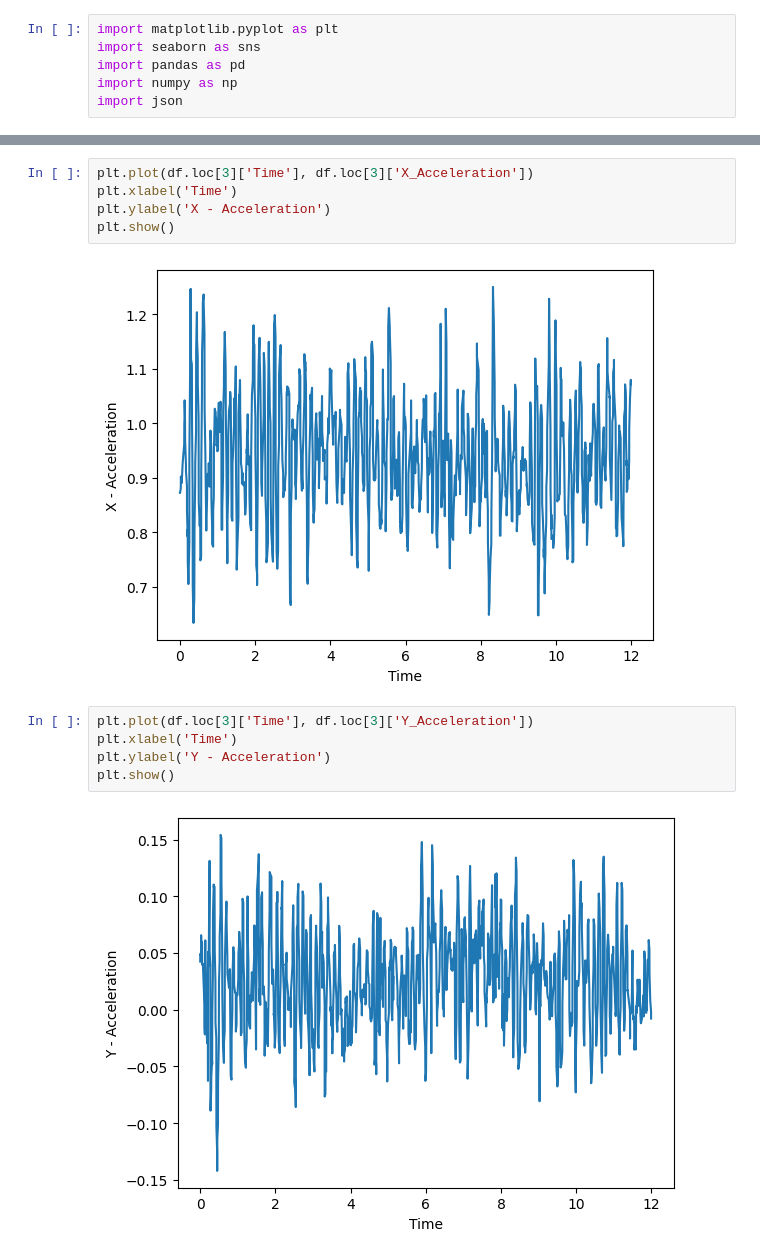
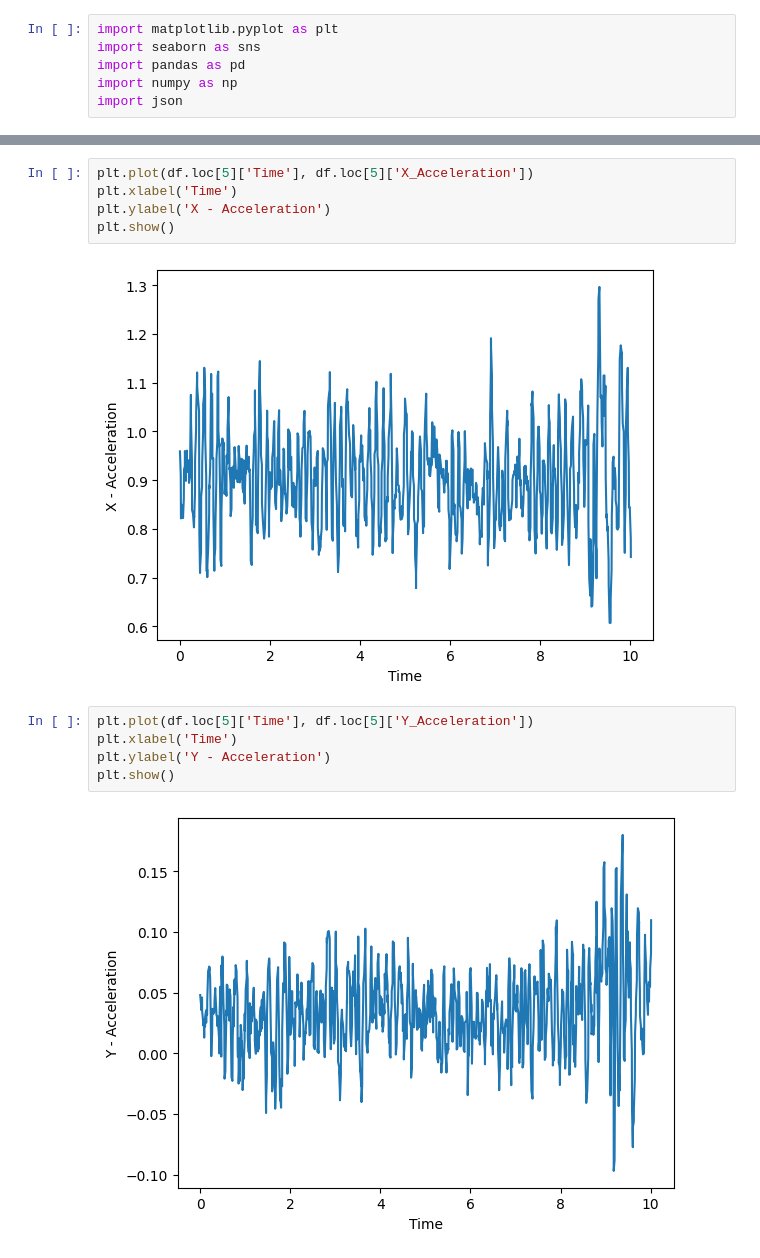
Before and after one commit to AakifAsharKhan/Dangerous-Road-Curvature, a Jupyter notebook: Plot.ipynb, the cells around one changed output, grey strips where cells are left out. Saved outputs shown, nothing was run; the diff lists cells and outputs as text.

```diff
--- a/Plot.ipynb
+++ b/Plot.ipynb
@@ -62,15 +64,15 @@ plt.show()
 # %%
-plt.plot(df.loc[3]['Time'], df.loc[3]['X_Acceleration'])
+plt.plot(df.loc[5]['Time'], df.loc[5]['X_Acceleration'])
 plt.xlabel('Time')
 plt.ylabel('X - Acceleration')
 plt.show()
 # %% [output]
-[figure, old version]
+[figure, new version]
 # %%
-plt.plot(df.loc[3]['Time'], df.loc[3]['Y_Acceleration'])
+plt.plot(df.loc[5]['Time'], df.loc[5]['Y_Acceleration'])
 plt.xlabel('Time')
 plt.ylabel('Y - Acceleration')
 plt.show()
 # %% [output]
-[figure, old version]
+[figure, new version]
 # %%
```
Also changed, not shown: parts of 5 cells of this notebook, 10 other files.
